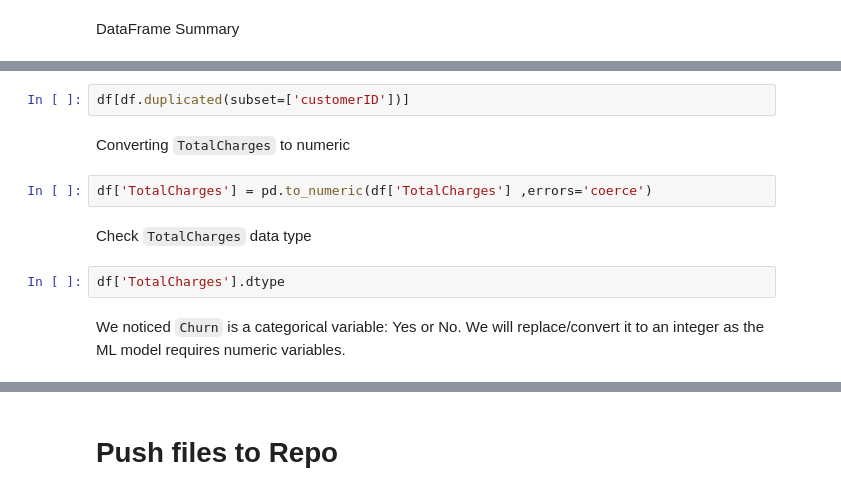
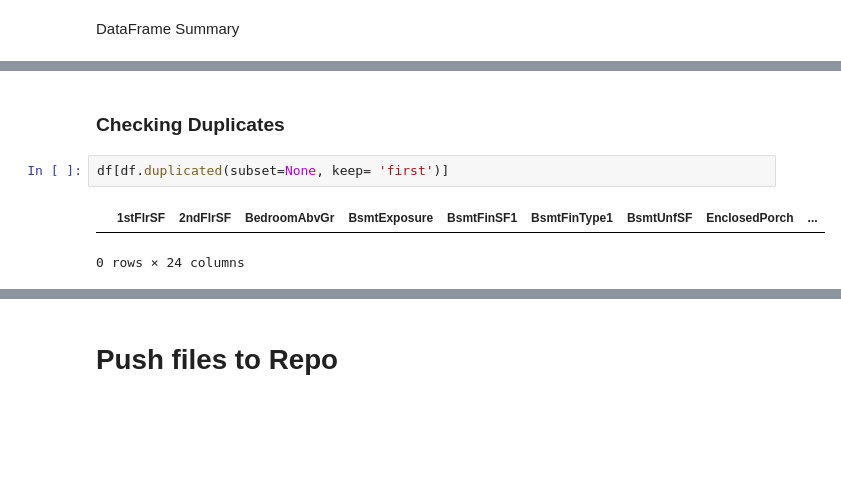
Before and after one commit to blackcatten/Heritage-Housing-Issues, a Jupyter notebook: jupyter_notebooks/01 - DataCollection.ipynb, the cells around one changed output, grey strips where cells are left out. Drawn from its saved outputs; the diff is of its cells as text; blank space fills up the shorter version.

Commit message:
Updated 01 data collection, add outpus folder

```diff
--- a/jupyter_notebooks/01 - DataCollection.ipynb
+++ b/jupyter_notebooks/01 - DataCollection.ipynb
@@ -158,12 +208,7 @@ We want to check if there are duplicated `customerID`: There are not.
+# %% [markdown]
+### Checking Duplicates
 # %%
-df[df.duplicated(subset=['customerID'])]
+df[df.duplicated(subset=None, keep= 'first')]
+# %% [output]
+|  | 1stFlrSF | 2ndFlrSF | BedroomAbvGr | BsmtExposure | BsmtFinSF1 | BsmtFinType1 | BsmtUnfSF | EnclosedPorch | ... |
+0 rows × 24 columns
-# %% [markdown]
-Converting `TotalCharges` to numeric
-# %%
-df['TotalCharges'] = pd.to_numeric(df['TotalCharges'] ,errors='coerce')
-# %% [markdown]
-Check `TotalCharges` data type
-# %%
-df['TotalCharges'].dtype
-# %% [markdown]
-We noticed `Churn` is a categorical variable: Yes or No. We will replace/convert it to an integer as the ML model requires numeric variables.
```
Also changed, not shown: parts of 16 cells of this notebook, 2 other files.
